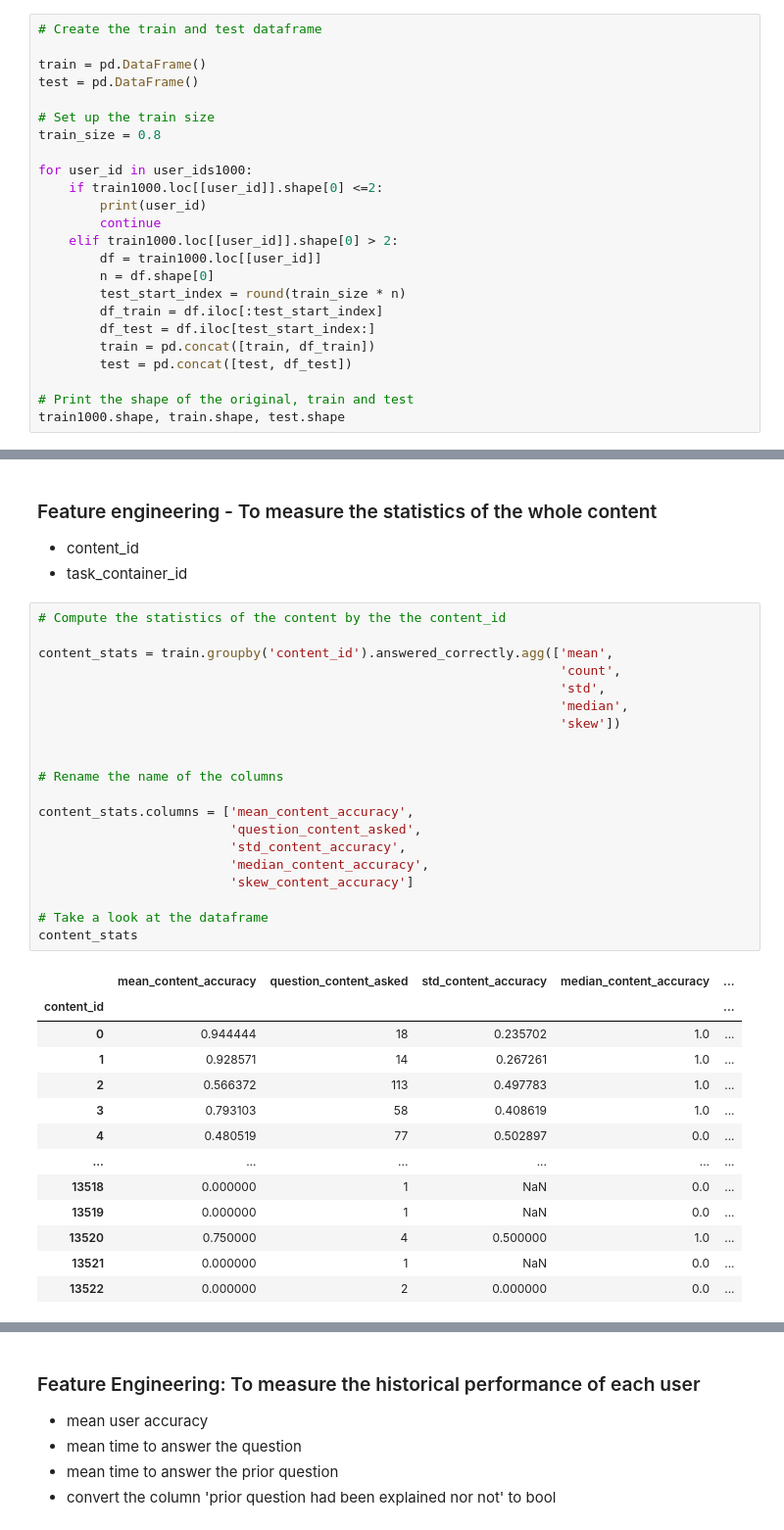
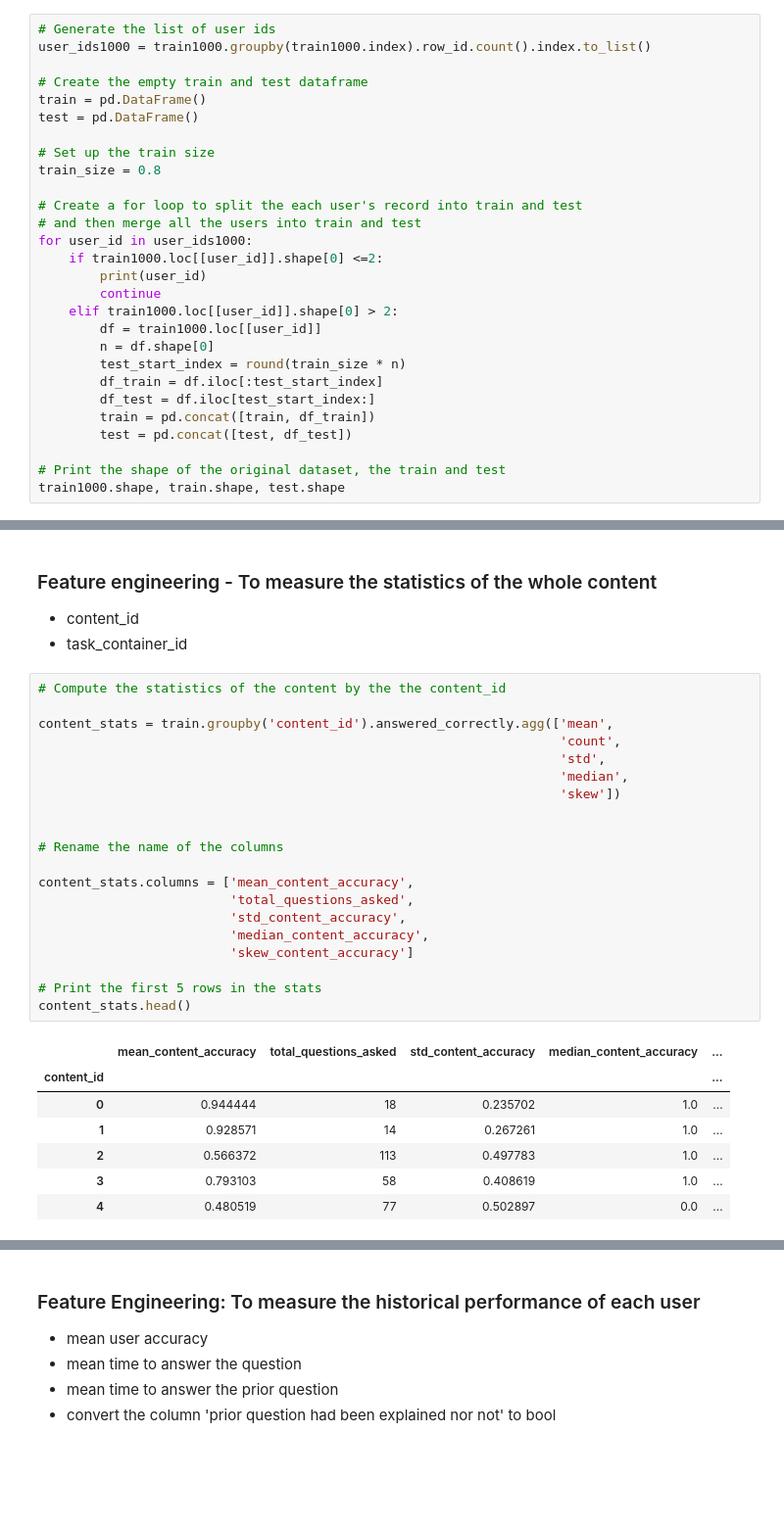
Before and after one commit to Riiid-Team/AI-Learning, a Jupyter notebook: MVP-Shi.ipynb, the cells around one changed output, grey strips where cells are left out. Shown at 98% size. Cells and saved outputs as stored; diff of their text form; blank space fills up the shorter version.

```diff
--- a/MVP-Shi.ipynb
+++ b/MVP-Shi.ipynb
@@ -278,12 +297,16 @@ user_ids1000[:5]
 # %%
-# Create the train and test dataframe
+# Generate the list of user ids
+user_ids1000 = train1000.groupby(train1000.index).row_id.count().index.to_list()
 
+# Create the empty train and test dataframe
 train = pd.DataFrame()
 test = pd.DataFrame()
 
 # Set up the train size
 train_size = 0.8
 
+# Create a for loop to split the each user's record into train and test
+# and then merge all the users into train and test
 for user_id in user_ids1000:
     if train1000.loc[[user_id]].shape[0] <=2:
         print(user_id)
@@ -297,7 +320,7 @@ for user_id in user_ids1000:
         train = pd.concat([train, df_train])
         test = pd.concat([test, df_test])
 
-# Print the shape of the original, train and test
+# Print the shape of the original dataset, the train and test
 train1000.shape, train.shape, test.shape
 # %% [output]
 1880240
@@ -521,34 +537,28 @@ test.head()
 # %%
 # Compute the statistics of the content by the the content_id
 
 content_stats = train.groupby('content_id').answered_correctly.agg(['mean',
                                                                     'count',
                                                                     'std',
                                                                     'median',
                                                                     'skew'])
 
 
 # Rename the name of the columns
 
 content_stats.columns = ['mean_content_accuracy',
-                         'question_content_asked',
+                         'total_questions_asked',
                          'std_content_accuracy',
                          'median_content_accuracy',
                          'skew_content_accuracy']
 
-# Take a look at the dataframe
-content_stats
+# Print the first 5 rows in the stats
+content_stats.head()
 # %% [output]
-|  | mean_content_accuracy | question_content_asked | std_content_accuracy | median_content_accuracy | ... |
+|  | mean_content_accuracy | total_questions_asked | std_content_accuracy | median_content_accuracy | ... |
 | content_id |  |  |  |  | ... |
 | 0 | 0.944444 | 18 | 0.235702 | 1.0 | ... |
 | 1 | 0.928571 | 14 | 0.267261 | 1.0 | ... |
 | 2 | 0.566372 | 113 | 0.497783 | 1.0 | ... |
 | 3 | 0.793103 | 58 | 0.408619 | 1.0 | ... |
 | 4 | 0.480519 | 77 | 0.502897 | 0.0 | ... |
-| ... | ... | ... | ... | ... | ... |
-| 13518 | 0.000000 | 1 | NaN | 0.0 | ... |
-| 13519 | 0.000000 | 1 | NaN | 0.0 | ... |
-| 13520 | 0.750000 | 4 | 0.500000 | 1.0 | ... |
-| 13521 | 0.000000 | 1 | NaN | 0.0 | ... |
-| 13522 | 0.000000 | 2 | 0.000000 | 0.0 | ... |
```
Also changed, not shown: parts of 171 cells of this notebook, 1 other file.
